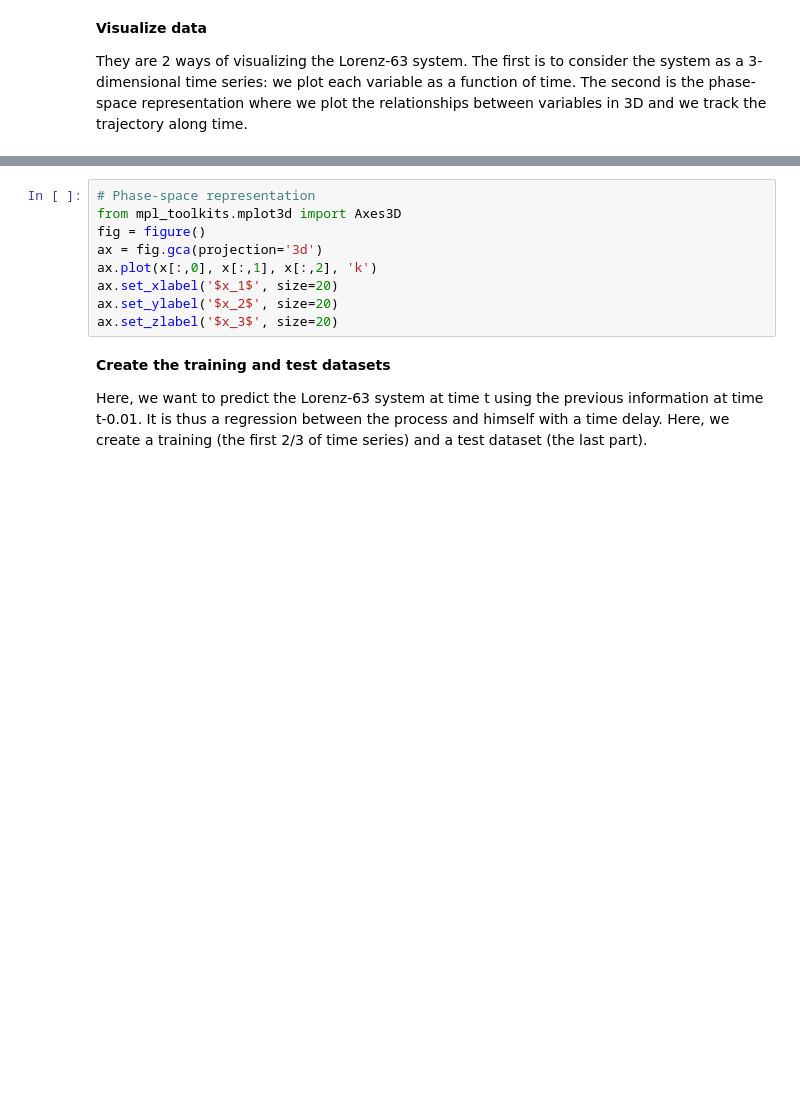
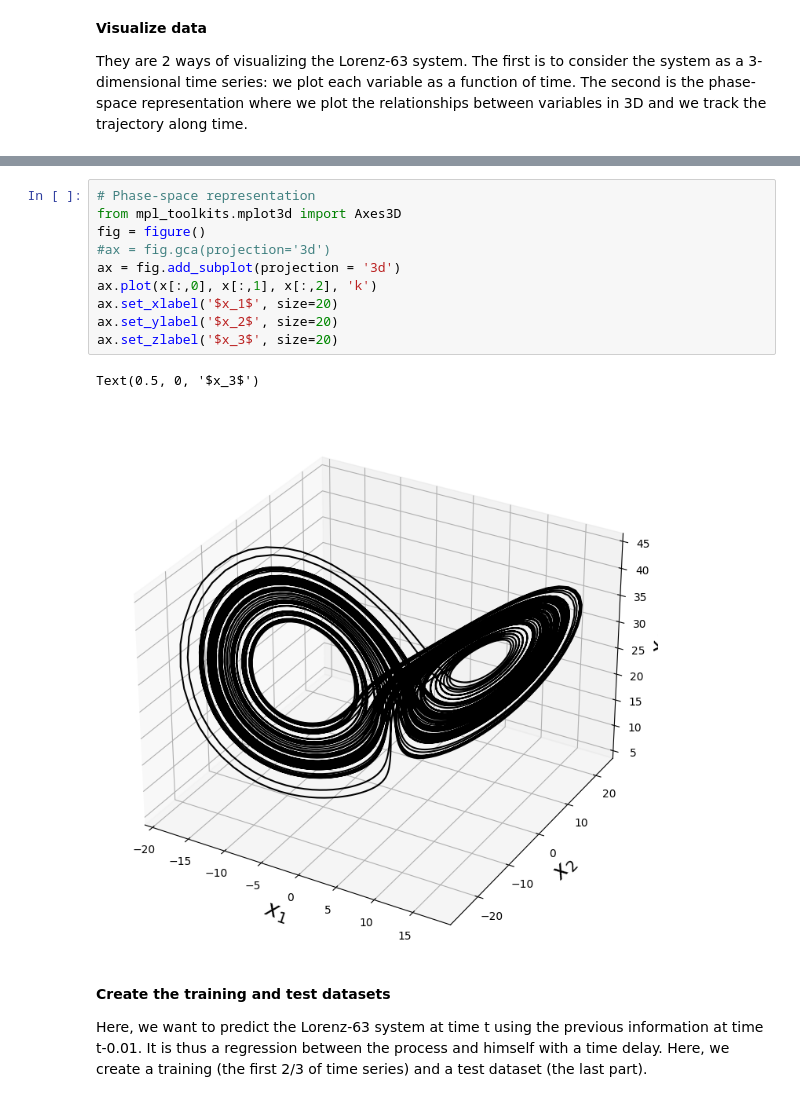
Before and after one commit to sastelvio/Data_Science_Classes, a Jupyter notebook: LabSession6_RNN_L63_SastelvioMANUEL.ipynb, the cells around one changed output, grey strips where cells are left out. Cells and saved outputs as stored; diff of their text form; blank space fills up the shorter version.

```diff
--- a/LabSession6_RNN_L63_SastelvioMANUEL.ipynb
+++ b/LabSession6_RNN_L63_SastelvioMANUEL.ipynb
@@ -85,12 +90,16 @@ legend(['x_1','x_2','x_3'], fontsize=20)
 # %%
 # Phase-space representation
 from mpl_toolkits.mplot3d import Axes3D
 fig = figure()
-ax = fig.gca(projection='3d')
+#ax = fig.gca(projection='3d')
+ax = fig.add_subplot(projection = '3d')
 ax.plot(x[:,0], x[:,1], x[:,2], 'k')
 ax.set_xlabel('$x_1$', size=20)
 ax.set_ylabel('$x_2$', size=20)
 ax.set_zlabel('$x_3$', size=20)
+# %% [output]
+Text(0.5, 0, '$x_3$')
+[figure, added]
 # %% [markdown]
 **Create the training and test datasets**
 
```
Also changed, not shown: parts of 2 cells of this notebook.
